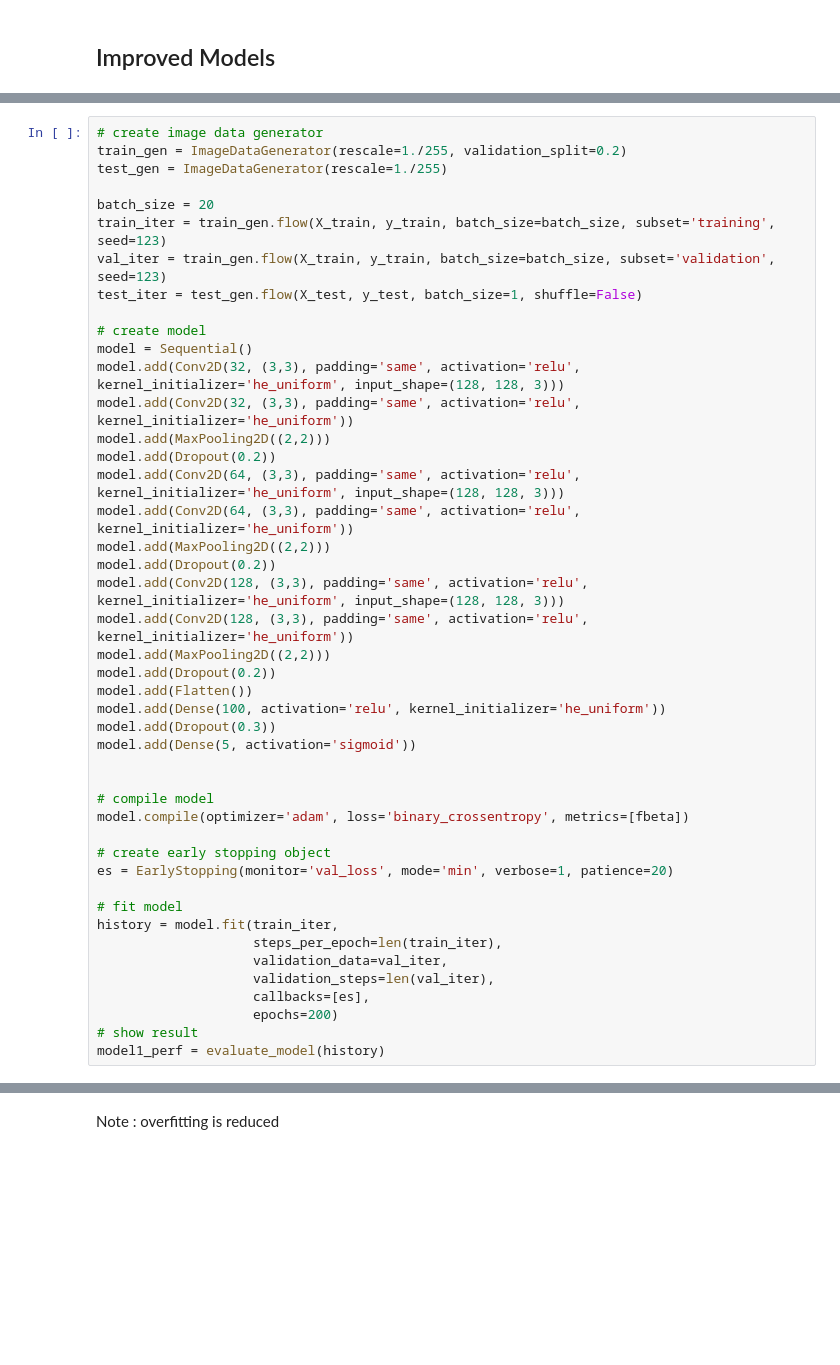
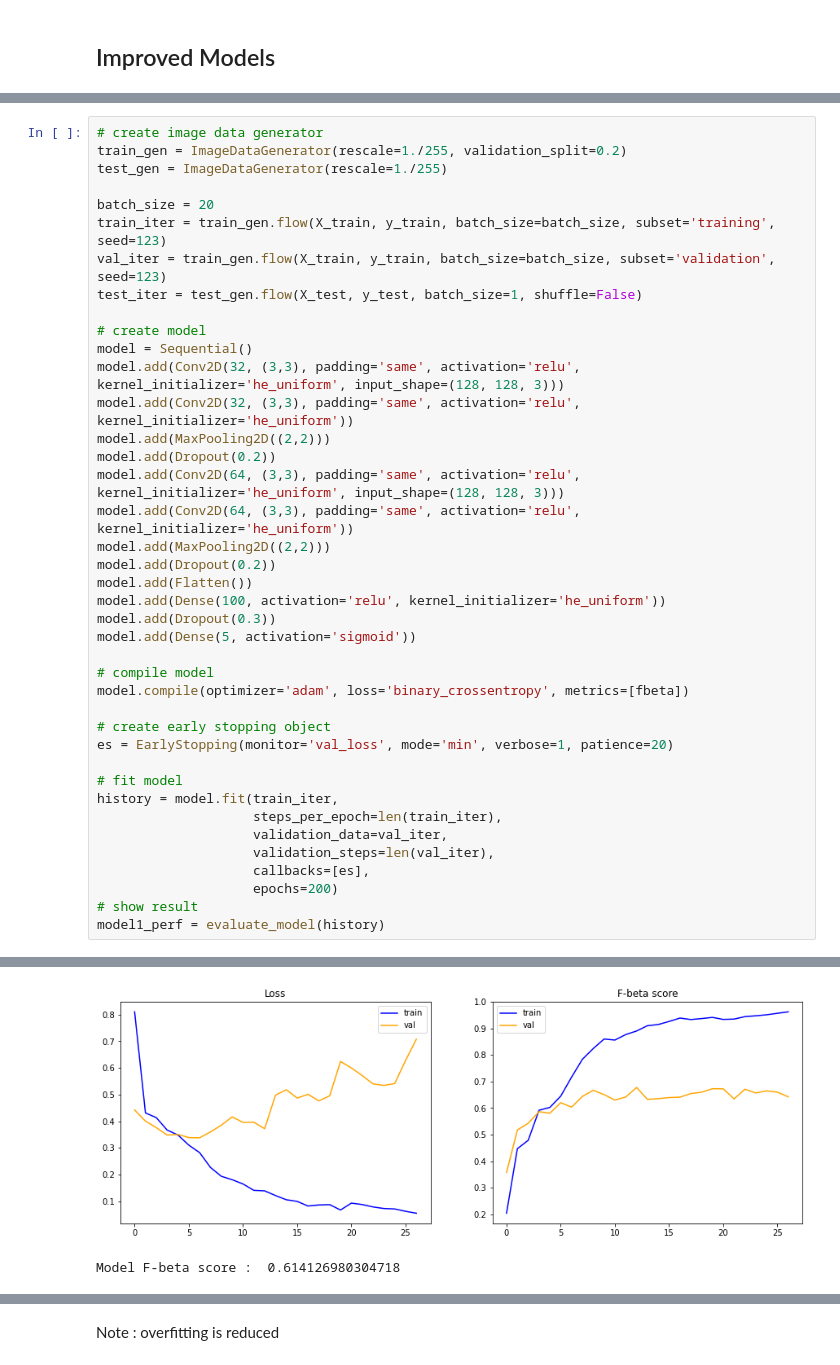
Before and after one commit to WoradeeKongthong/nature_multilabel_image_classification, a Jupyter notebook: 02_VGG_blocks.ipynb, the cells around one changed output, grey strips where cells are left out. Saved outputs shown, nothing was run; the diff lists cells and outputs as text; blank space fills up the shorter version.

```diff
--- a/02_VGG_blocks.ipynb
+++ b/02_VGG_blocks.ipynb
@@ -305,15 +379,10 @@ model.add(Conv2D(64, (3,3), padding='same', activation='relu', kernel_initialize
 model.add(Conv2D(64, (3,3), padding='same', activation='relu', kernel_initializer='he_uniform'))
 model.add(MaxPooling2D((2,2)))
 model.add(Dropout(0.2))
-model.add(Conv2D(128, (3,3), padding='same', activation='relu', kernel_initializer='he_uniform', input_shape=(128, 128, 3)))
-model.add(Conv2D(128, (3,3), padding='same', activation='relu', kernel_initializer='he_uniform'))
-model.add(MaxPooling2D((2,2)))
-model.add(Dropout(0.2))
 model.add(Flatten())
 model.add(Dense(100, activation='relu', kernel_initializer='he_uniform'))
 model.add(Dropout(0.3))
 model.add(Dense(5, activation='sigmoid'))
-
 
 # compile model
 model.compile(optimizer='adam', loss='binary_crossentropy', metrics=[fbeta])
@@ -330,3 +399,4 @@ history = model.fit(train_iter,
                     epochs=200)
 # show result
 model1_perf = evaluate_model(history)
+# %% [output]
@@ -332,0 +420,2 @@ model1_perf = evaluate_model(history)
+[figure, added]
+Model F-beta score :  0.614126980304718
```
Also changed, not shown: parts of 32 cells of this notebook.
